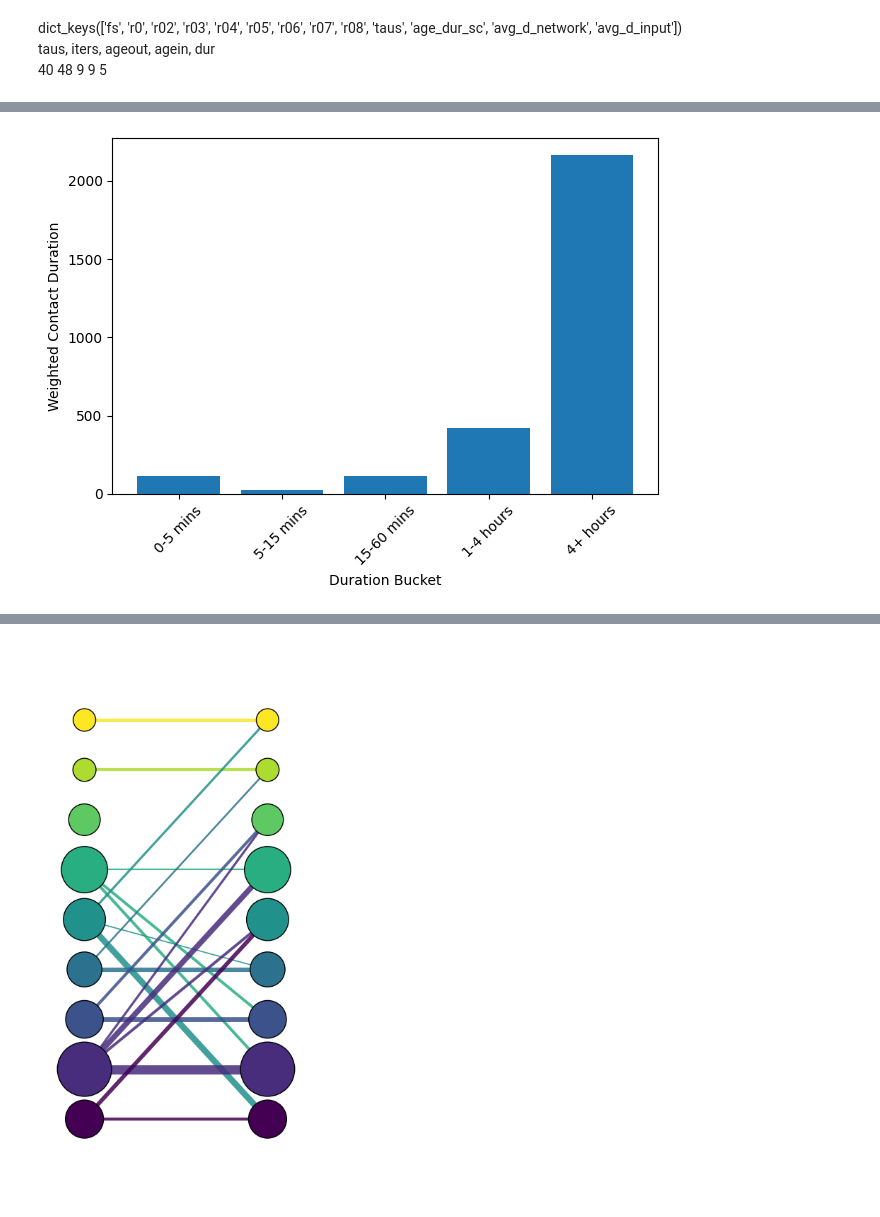
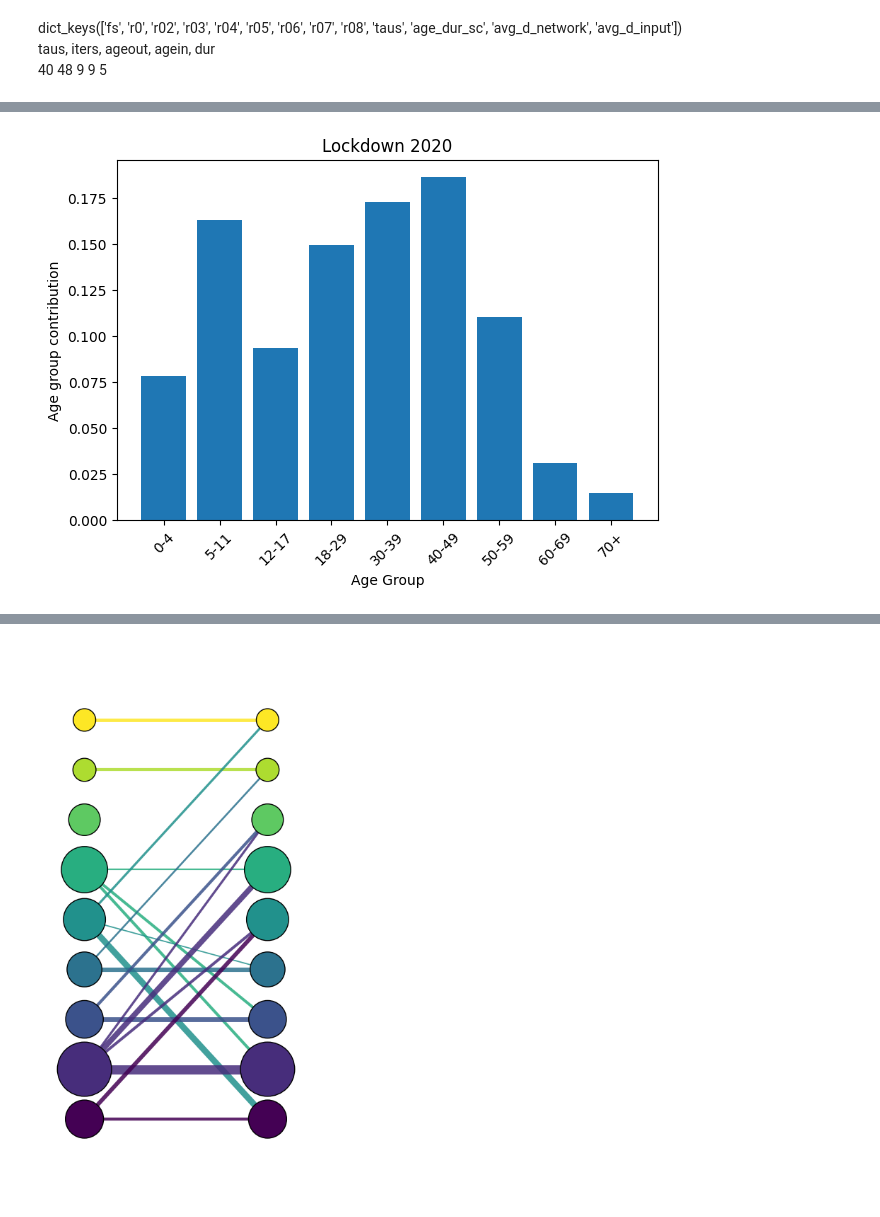
Before and after one commit to LukeMurrayKearney/Data-Driven-Networks-Code, a Jupyter notebook: duration+ages/beta_choices.ipynb, the cells around one changed output, grey strips where cells are left out. Drawn from its saved outputs; the diff is of its cells as text; code cells hidden in the pictures.

Commit message:
more poly sims

```diff
--- a/duration+ages/beta_choices.ipynb
+++ b/duration+ages/beta_choices.ipynb
@@ -1027,49 +1027,67 @@ import json
 import numpy as np
 import matplotlib.pyplot as plt
 
-datas = ['comix3','comixa','comixb','comixc','poly']
+datas = ['comix3','comixa','comixb','poly']
 k = 0
 bucket_labels = ['0-4', '5-11', '12-17', '18-29', '30-39', '40-49', '50-59', '60-69', '70+']
 duration_labels = ['0-5 mins', '5-15 mins', '15-60 mins', '1-4 hours', '4+ hours']
+data_names = ['Reopen 2022', 'Lockdown 2020', 'Lockdown 2021', 'POLYMOD']
 
+# for data in datas:
+#     for model in ['sbm', 'nodur', '']:
+#         print(f'\n\n\n\n\n\n Data: {data} - Model: {model} \n\n')
 for data in datas:
-    for model in ['sbm', 'nodur', '']:
-        print(f'\n\n\n\n\n\n Data: {data} - Model: {model} \n\n')
-with open(f'seir_sims/{data}_{k}.json', 'r') as f:
-    res = json.load(f)
+    iters = 0
+    with open(f'seir_sims/{data}_{k}.json', 'r') as f:
+        res = json.load(f)
 
-tau_idx, iters = 35, 48
-output = np.zeros((9,9))
-W = np.zeros((9,9,5))
-for iteration in res['age_dur_sc'][tau_idx]:
-    try:
-        for i in range(9):
-            for j in range(9):
-                output[i,j] += np.sum(iteration[i][j])
-                for dur_idx in range(5):
-                    W[i,j,dur_idx] += iteration[i][j][dur_idx]
-    except:
-        iters -= 1
-        pass
-output = output / iters
-W = W / iters
-evals, evecs = np.linalg.eig(output)
-idx = np.argmax(evals.real)
-v = evecs[:, idx]*-1
+    output = np.zeros((9,9))
+    W = np.zeros((9,9,5))
+    for tau_idx, tau_sims in enumerate(res['age_dur_sc']):
+        for iteration in tau_sims:
+            try:
+                for i in range(9):
+                    for j in range(9):
+                        output[i,j] += np.sum(iteration[i][j])
+                        for dur_idx in range(5):
+                            W[i,j,dur_idx] += iteration[i][j][dur_idx]
+                iters += 1
+            except:
+                iters -= 1
+                pass
 
-e_norm = v / np.sum(v)
+    output = output / iters
+    W = W / iters
+    evals, evecs = np.linalg.eig(output)
+    idx = np.argmax(np.abs(evals.real))
+    v = evecs[:, idx]
+    e_norm = v / np.sum(v)
 
-# z_t = np.zeros(5)
-# for dur_idx in range(5):
-#     for i in range(9):
-#         for j in range(9):
-#             z_t[dur_idx] += e_norm[i] * W[i,j, dur_idx]
+    # z_t = np.zeros(5)
+    # for dur_idx in range(5):
+    #     for i in range(9):
+    #         for j in range(9):
+    #             z_t[dur_idx] += e_norm[i] * W[i,j, dur_idx]
 
-dur = np.sum(np.sum(W, axis=0), axis=0)
-plt.bar(range(1,6), dur)
-plt.xlabel("Duration Bucket")
-plt.ylabel("Total Contact Duration")
-plt.xticks(range(1,6), duration_labels, rotation=45)
-plt.tight_layout()
-plt.show()
+    dur = np.sum(np.sum(W, axis=0), axis=0)
+    plt.bar(range(1,6), dur/np.sum(dur))
+    plt.xlabel("Duration Bucket")
+    plt.ylabel("Duration Contribution")
+    plt.xticks(range(1,6), duration_labels, rotation=45)
+    plt.title(f"{data_names[datas.index(data)]}")
+    plt.tight_layout()
+    plt.savefig(f'figs/sim_out/duration_contribution_{data}.pdf')
+    plt.show()
+
+    plt.bar(range(len(bucket_labels)), e_norm)
+    plt.xlabel("Age Group")
+    #Normalized Leading Eigenvector Component
+    plt.ylabel("Age group contribution")
+    plt.xticks(range(len(bucket_labels)), bucket_labels, rotation=45)
+    plt.title(f"{data_names[datas.index(data)]}")
+    plt.tight_layout()
+    plt.savefig(f'figs/sim_out/age_contribution_{data}.pdf')
+    plt.show()
+
+    print(data)
 # %% [output]
@@ -1113 +1098 @@ plt.show()
-[figure, old version]
+[figure, new version]
```
Also changed, not shown: parts of 1 cell of this notebook, 4 other files.
